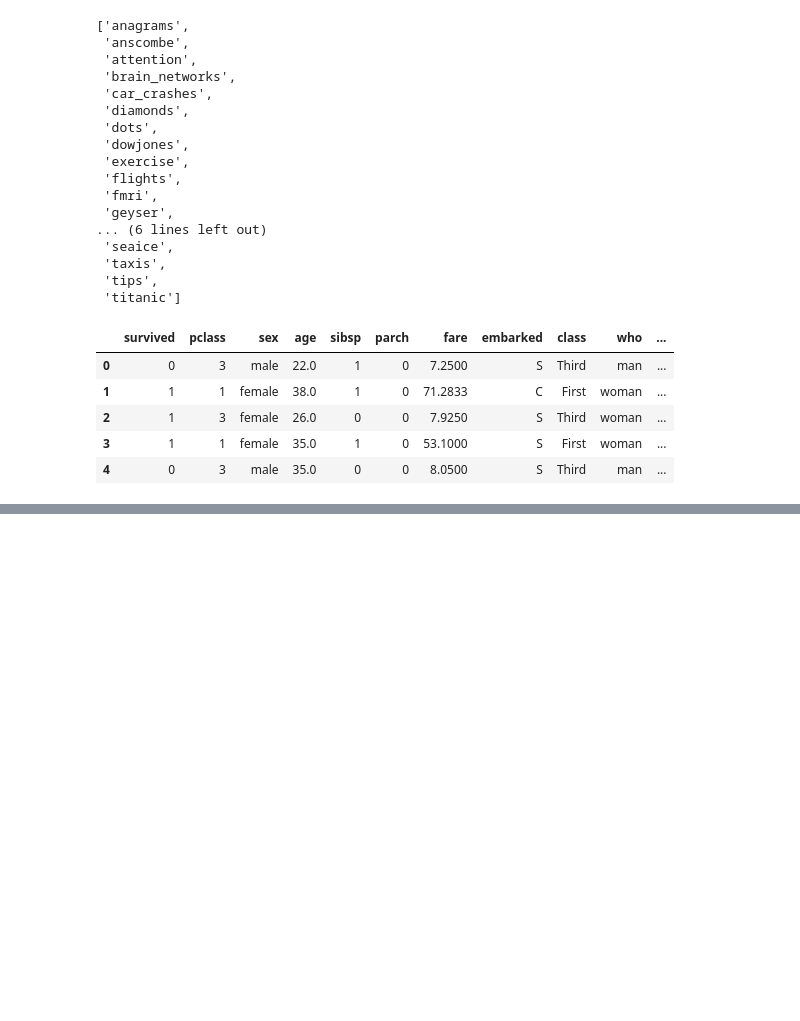
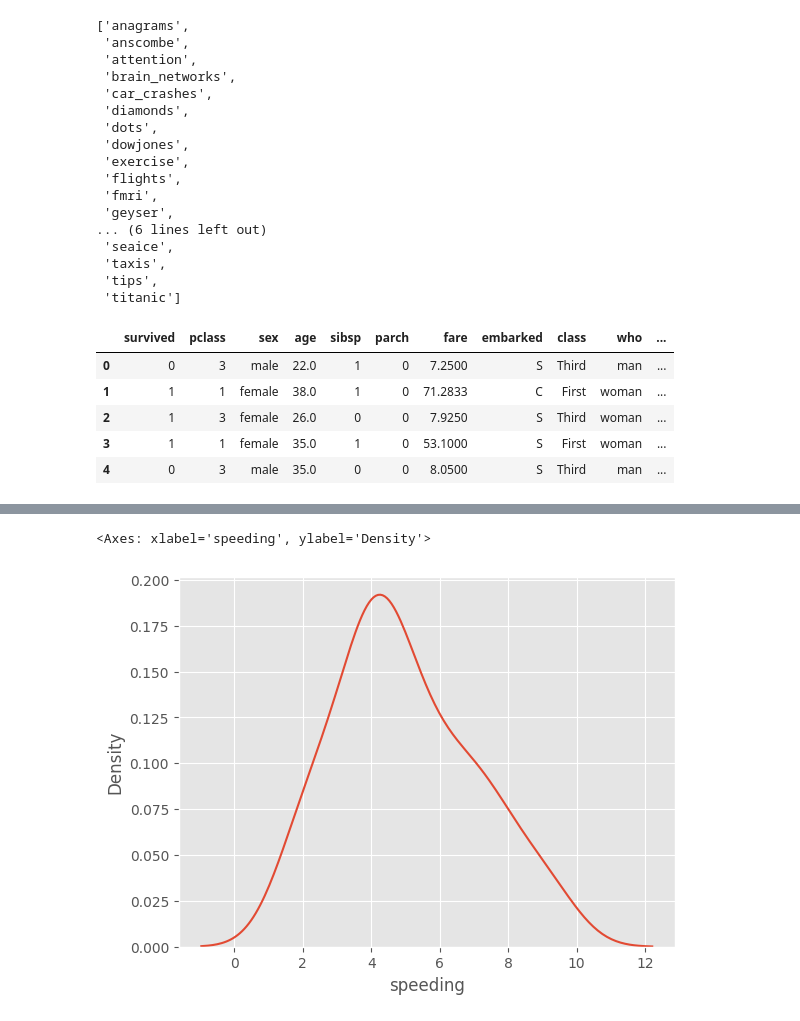
Before and after one commit to danielprinceD/DataScience, a Jupyter notebook: seaborn.ipynb, the cells around one changed output, grey strips where cells are left out. Cells and saved outputs as stored; diff of their text form; code cells hidden in the pictures; blank space fills up the shorter version.

```diff
--- a/seaborn.ipynb
+++ b/seaborn.ipynb
@@ -46,0 +65,5 @@ Text(0.5, 1.0, 'Titanic Survived Man Vs Women')
+# %%
+sns.kdeplot(car_crash['speeding'])
+# %% [output]
+<Axes: xlabel='speeding', ylabel='Density'>
+[figure, added]
```
Also changed, not shown: parts of 7 cells of this notebook.
